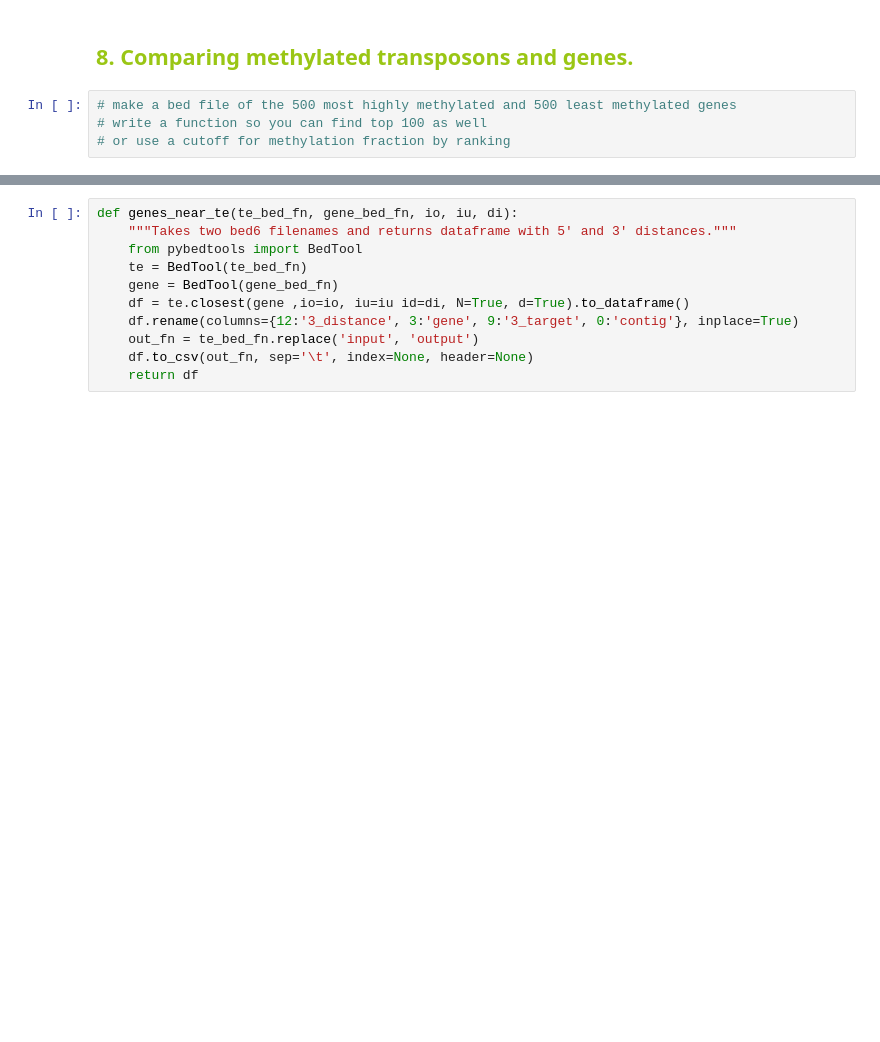
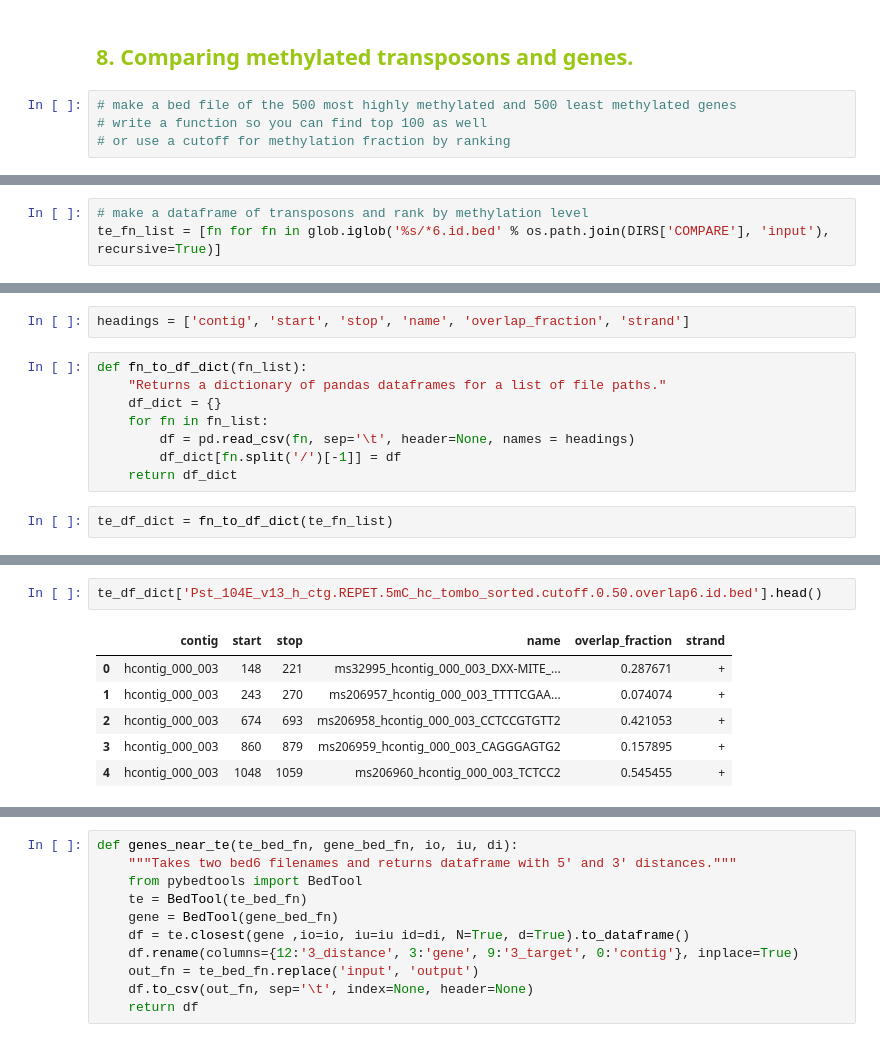
Before and after one commit to AnjuniPeiris/Honours_year, a Jupyter notebook: fisher/methylation/8_Methylated_transposons_and_gene_expression.ipynb, the cells around one changed output, grey strips where cells are left out. Cells and saved outputs as stored; diff of their text form; blank space fills up the shorter version.

```diff
--- a/fisher/methylation/8_Methylated_transposons_and_gene_expression.ipynb
+++ b/fisher/methylation/8_Methylated_transposons_and_gene_expression.ipynb
@@ -111,0 +102,3 @@ print(*te_file_list, sep='\n')
+# %%
+# make a dataframe of transposons and rank by methylation level
+te_fn_list = [fn for fn in glob.iglob('%s/*6.id.bed' % os.path.join(DIRS['COMPARE'], 'input'), recursive=True)]
@@ -111,0 +116,12 @@ print(*te_file_list, sep='\n')
+# %%
+headings = ['contig', 'start', 'stop', 'name', 'overlap_fraction', 'strand']
+# %%
+def fn_to_df_dict(fn_list):
+    "Returns a dictionary of pandas dataframes for a list of file paths."
+    df_dict = {}
+    for fn in fn_list:
+        df = pd.read_csv(fn, sep='\t', header=None, names = headings)
+        df_dict[fn.split('/')[-1]] = df
+    return df_dict
+# %%
+te_df_dict = fn_to_df_dict(te_fn_list)
@@ -111,0 +139,9 @@ print(*te_file_list, sep='\n')
+# %%
+te_df_dict['Pst_104E_v13_h_ctg.REPET.5mC_hc_tombo_sorted.cutoff.0.50.overlap6.id.bed'].head()
+# %% [output]
+|  | contig | start | stop | name | overlap_fraction | strand |
+| 0 | hcontig_000_003 | 148 | 221 | ms32995_hcontig_000_003_DXX-MITE_... | 0.287671 | + |
+| 1 | hcontig_000_003 | 243 | 270 | ms206957_hcontig_000_003_TTTTCGAA... | 0.074074 | + |
+| 2 | hcontig_000_003 | 674 | 693 | ms206958_hcontig_000_003_CCTCCGTGTT2 | 0.421053 | + |
+| 3 | hcontig_000_003 | 860 | 879 | ms206959_hcontig_000_003_CAGGGAGTG2 | 0.157895 | + |
+| 4 | hcontig_000_003 | 1048 | 1059 | ms206960_hcontig_000_003_TCTCC2 | 0.545455 | + |
```
Also changed, not shown: parts of 32 cells of this notebook.
